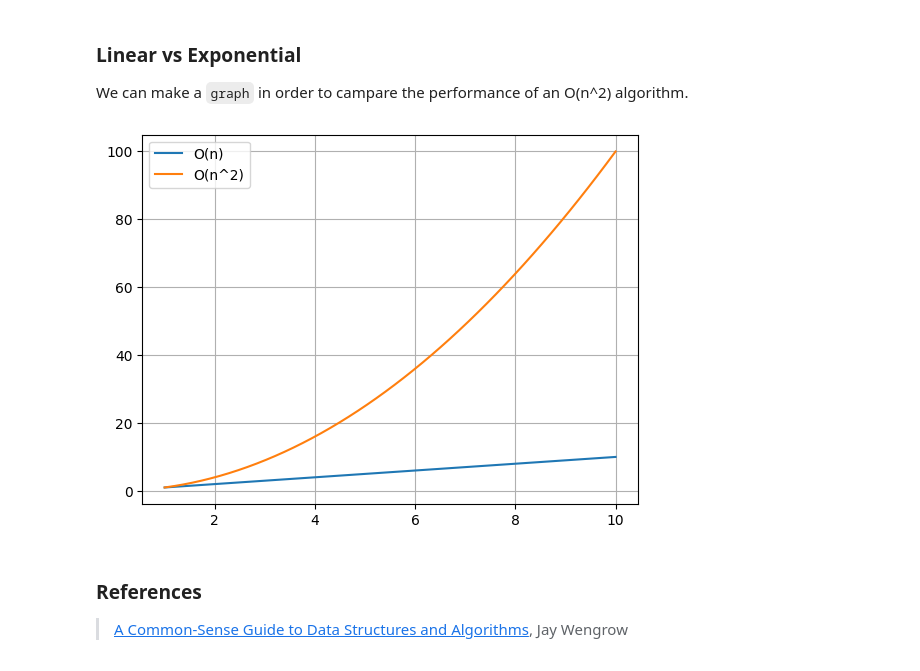
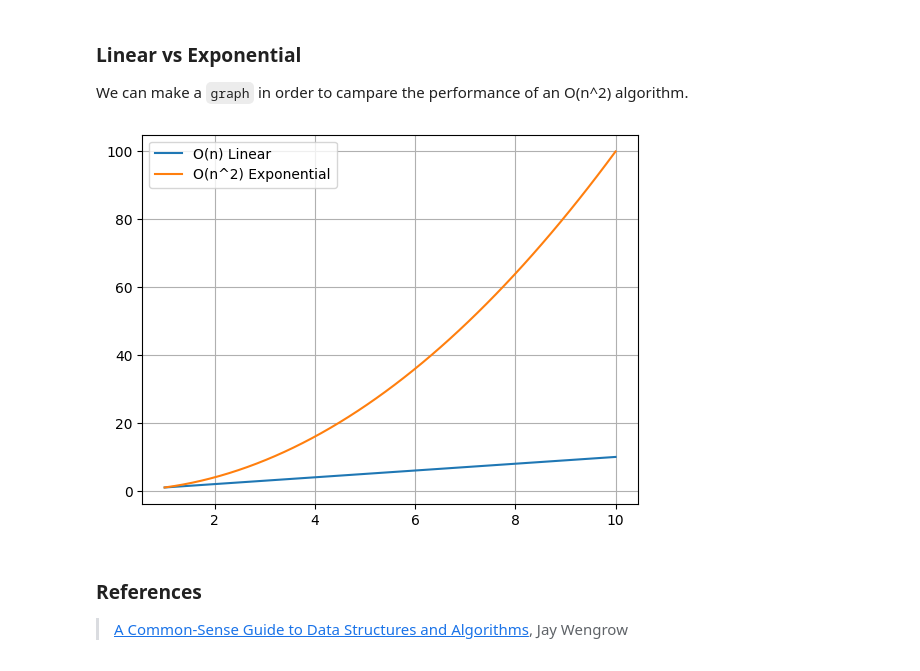
Before and after one commit to minte9/algorithms-pages, a Jupyter notebook: main/data-structures/notebooks/time_complexity.ipynb, the cells around one changed output. Saved outputs shown, nothing was run; the diff lists cells and outputs as text; code cells hidden in the pictures.

```diff
--- a/main/data-structures/notebooks/time_complexity.ipynb
+++ b/main/data-structures/notebooks/time_complexity.ipynb
@@ -51,23 +51,23 @@ We can make a `graph` in order to campare the performance of an O(n^2) algorithm
 # %%
 import matplotlib.pyplot as plt
 import numpy as np
 import math
 
 # Generate x values
 X = np.linspace(1, 10)
 
 # Generate y values
 Y1 = [x for x in X]     # linear time
 Y2 = [x**2 for x in X]  # quadratic time
 
 # Plot the graph
-plt.plot(X, Y1, label='O(n)')
-plt.plot(X, Y2, label='O(n^2)')
+plt.plot(X, Y1, label='O(n) Linear ')
+plt.plot(X, Y2, label='O(n^2) Exponential')
 plt.legend()
 plt.grid()
 plt.show()
 # %% [output]
-[figure, old version]
+[figure, new version]
 # %% [markdown]
 ### References
 > [A Common-Sense Guide to Data Structures and Algorithms](https://www.amazon.com/gp/product/B08KYMK4NR/), Jay Wengrow
```
Also changed, not shown: parts of 1 cell of this notebook.
